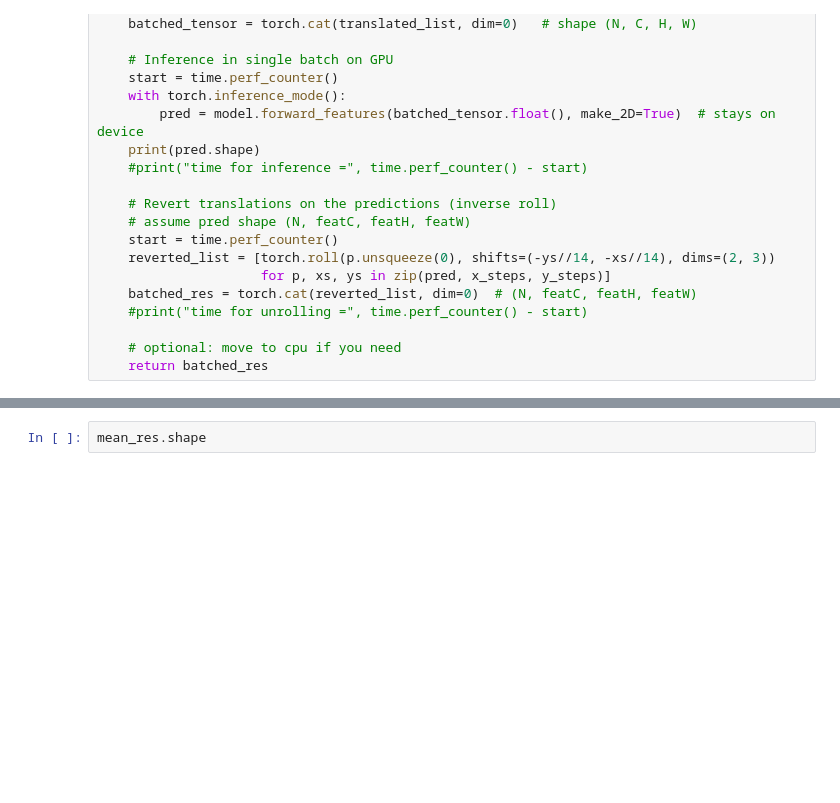
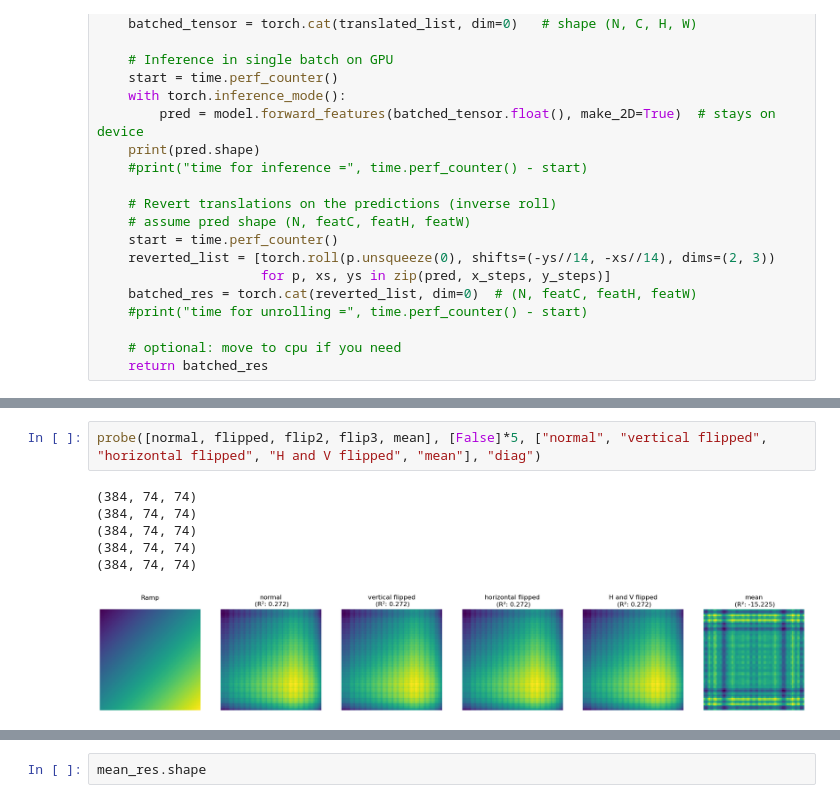
Before and after one commit to tldr-group/dino-saw, a Jupyter notebook: testing_dinov2/translation.ipynb, the cells around one changed output, grey strips where cells are left out. Drawn from its saved outputs; the diff is of its cells as text; blank space fills up the shorter version.

```diff
--- a/testing_dinov2/translation.ipynb
+++ b/testing_dinov2/translation.ipynb
@@ -204,0 +227,9 @@ mean_res = res/x_steps.flatten().shape[0]
+# %%
+probe([normal, flipped, flip2, flip3, mean], [False]*5, ["normal", "vertical flipped", "horizontal flipped", "H and V flipped", "mean"], "diag")
+# %% [output]
+(384, 74, 74)
+(384, 74, 74)
+(384, 74, 74)
+(384, 74, 74)
+(384, 74, 74)
+[figure, added]
```
Also changed, not shown: parts of 11 cells of this notebook.
